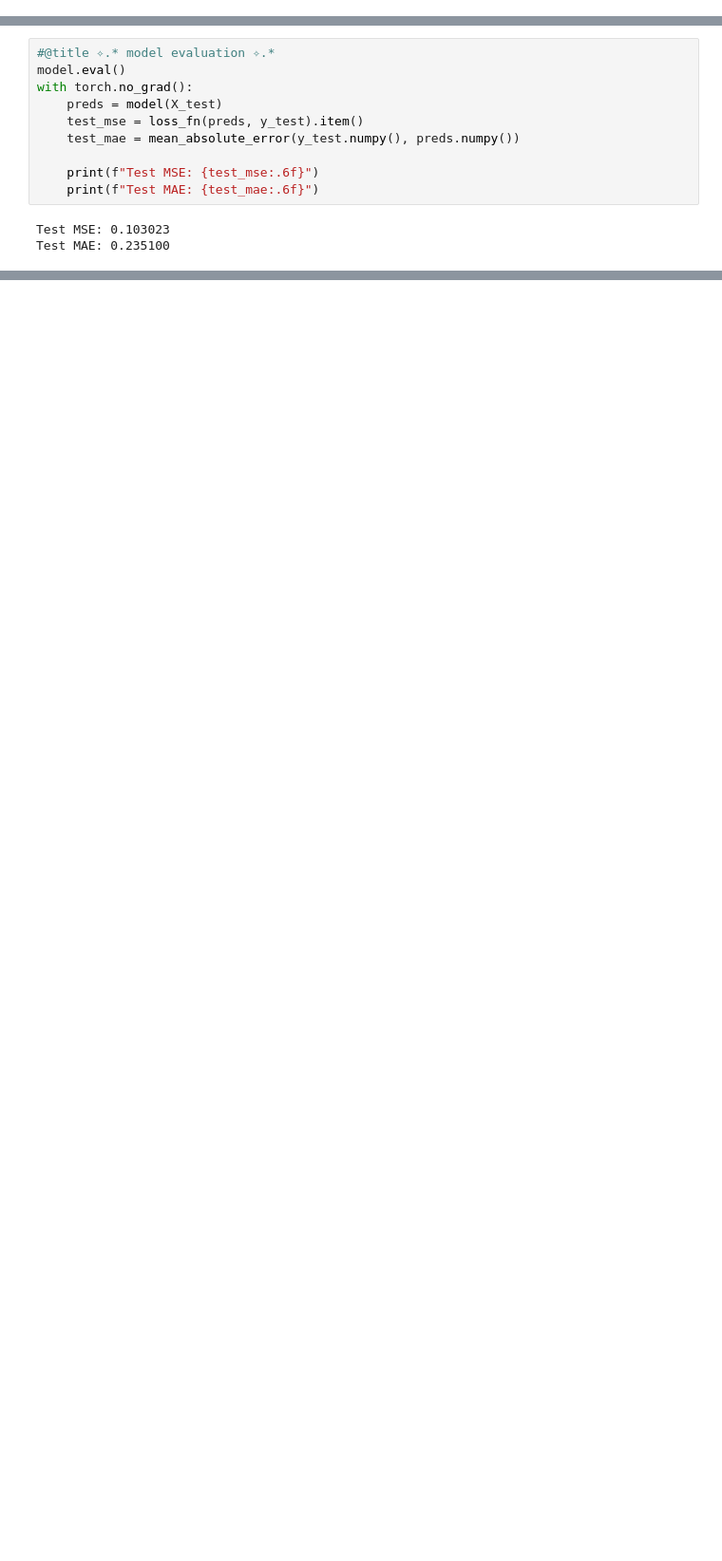
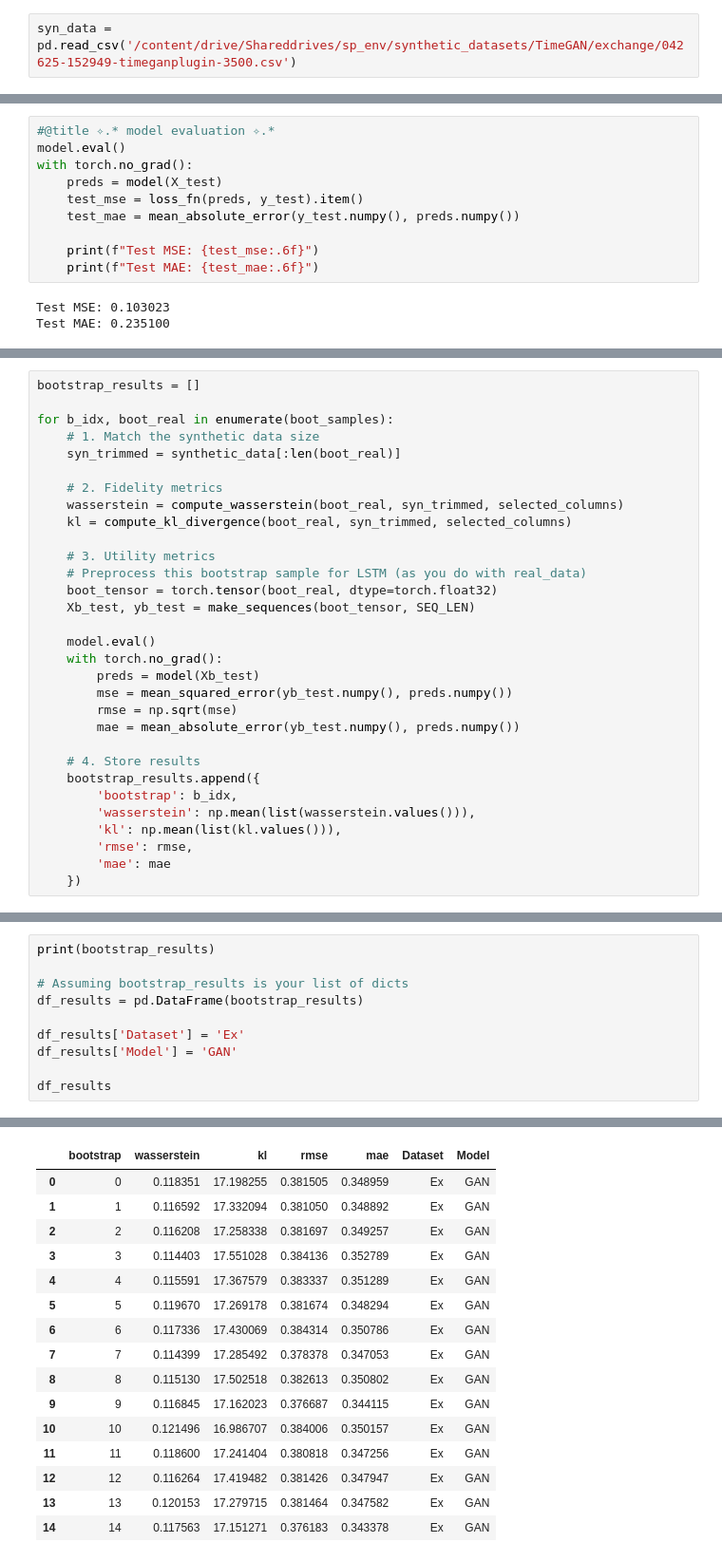
Before and after one commit to pmxfa/sp-shapely, a Jupyter notebook: sp_timegan_exchange.ipynb, the cells around one changed output, grey strips where cells are left out. Shown at 95% size. Saved outputs shown, nothing was run; the diff lists cells and outputs as text; blank space fills up the shorter version.

Commit message:
bootstrap update

```diff
--- a/sp_timegan_exchange.ipynb
+++ b/sp_timegan_exchange.ipynb
@@ -240,4 +262,6 @@ Synthetic data saved to: /content/drive/Shareddrives/sp_env/synthetic_datasets/T
 # Evaluation
 # %% [markdown]
 ## Prerequisites
+# %%
+syn_data = pd.read_csv('/content/drive/Shareddrives/sp_env/synthetic_datasets/TimeGAN/exchange/042625-152949-timeganplugin-3500.csv')
 # %%
@@ -465,0 +498,31 @@ Test MAE: 0.235100
+# %%
+bootstrap_results = []
+
+for b_idx, boot_real in enumerate(boot_samples):
+    # 1. Match the synthetic data size
+    syn_trimmed = synthetic_data[:len(boot_real)]
+
+    # 2. Fidelity metrics
+    wasserstein = compute_wasserstein(boot_real, syn_trimmed, selected_columns)
+    kl = compute_kl_divergence(boot_real, syn_trimmed, selected_columns)
+
+    # 3. Utility metrics
+    # Preprocess this bootstrap sample for LSTM (as you do with real_data)
+    boot_tensor = torch.tensor(boot_real, dtype=torch.float32)
+    Xb_test, yb_test = make_sequences(boot_tensor, SEQ_LEN)
+
+    model.eval()
+    with torch.no_grad():
+        preds = model(Xb_test)
+        mse = mean_squared_error(yb_test.numpy(), preds.numpy())
+        rmse = np.sqrt(mse)
+        mae = mean_absolute_error(yb_test.numpy(), preds.numpy())
+
+    # 4. Store results
+    bootstrap_results.append({
+        'bootstrap': b_idx,
+        'wasserstein': np.mean(list(wasserstein.values())),
+        'kl': np.mean(list(kl.values())),
+        'rmse': rmse,
+        'mae': mae
+    })
@@ -465,0 +547,11 @@ Test MAE: 0.235100
+# %%
+print(bootstrap_results)
+
+# Assuming bootstrap_results is your list of dicts
+df_results = pd.DataFrame(bootstrap_results)
+
+df_results['Dataset'] = 'Ex'
+df_results['Model'] = 'GAN'
+
+df_results
+# %% [output]
@@ -465,0 +559,16 @@ Test MAE: 0.235100
+|  | bootstrap | wasserstein | kl | rmse | mae | Dataset | Model |
+| 0 | 0 | 0.118351 | 17.198255 | 0.381505 | 0.348959 | Ex | GAN |
+| 1 | 1 | 0.116592 | 17.332094 | 0.381050 | 0.348892 | Ex | GAN |
+| 2 | 2 | 0.116208 | 17.258338 | 0.381697 | 0.349257 | Ex | GAN |
+| 3 | 3 | 0.114403 | 17.551028 | 0.384136 | 0.352789 | Ex | GAN |
+| 4 | 4 | 0.115591 | 17.367579 | 0.383337 | 0.351289 | Ex | GAN |
+| 5 | 5 | 0.119670 | 17.269178 | 0.381674 | 0.348294 | Ex | GAN |
+| 6 | 6 | 0.117336 | 17.430069 | 0.384314 | 0.350786 | Ex | GAN |
+| 7 | 7 | 0.114399 | 17.285492 | 0.378378 | 0.347053 | Ex | GAN |
+| 8 | 8 | 0.115130 | 17.502518 | 0.382613 | 0.350802 | Ex | GAN |
+| 9 | 9 | 0.116845 | 17.162023 | 0.376687 | 0.344115 | Ex | GAN |
+| 10 | 10 | 0.121496 | 16.986707 | 0.384006 | 0.350157 | Ex | GAN |
+| 11 | 11 | 0.118600 | 17.241404 | 0.380818 | 0.347256 | Ex | GAN |
+| 12 | 12 | 0.116264 | 17.419482 | 0.381426 | 0.347947 | Ex | GAN |
+| 13 | 13 | 0.120153 | 17.279715 | 0.381464 | 0.347582 | Ex | GAN |
+| 14 | 14 | 0.117563 | 17.151271 | 0.376183 | 0.343378 | Ex | GAN |
```
Also changed, not shown: parts of 16 cells of this notebook.
